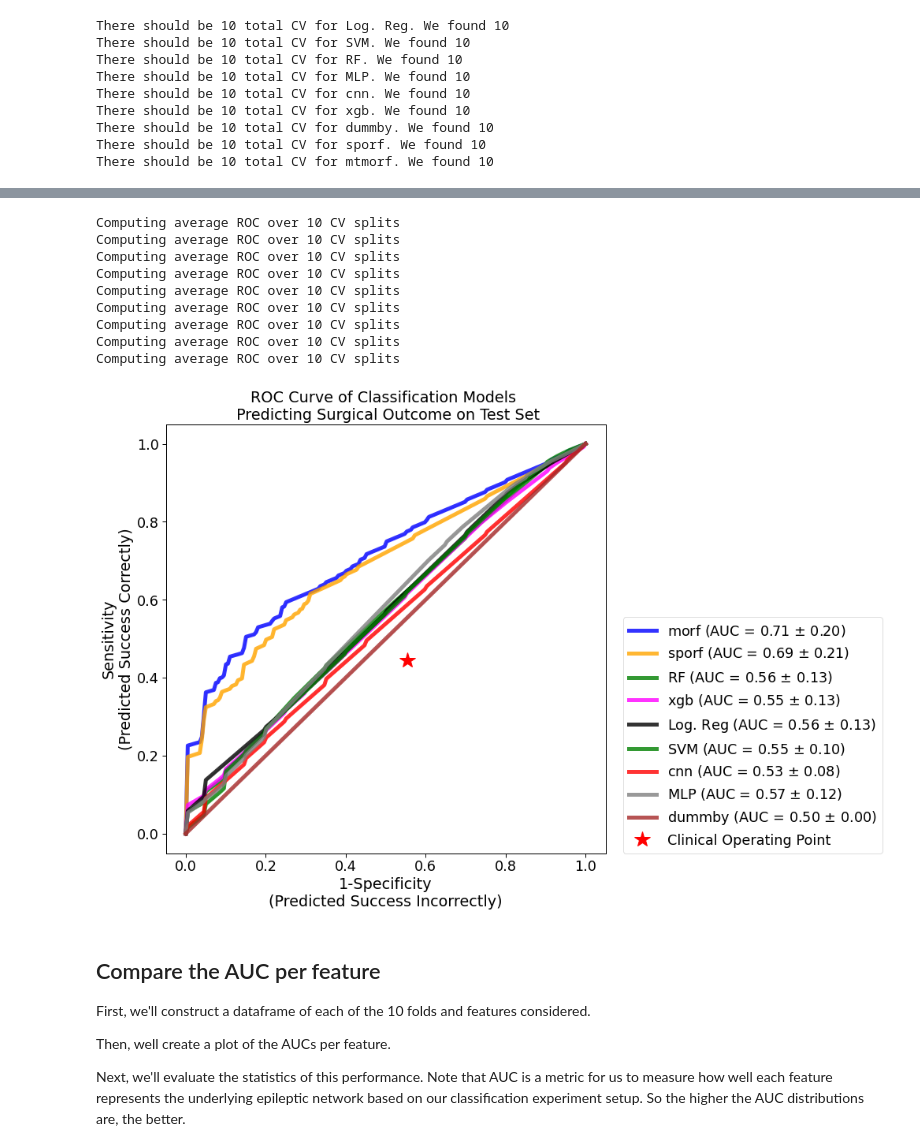
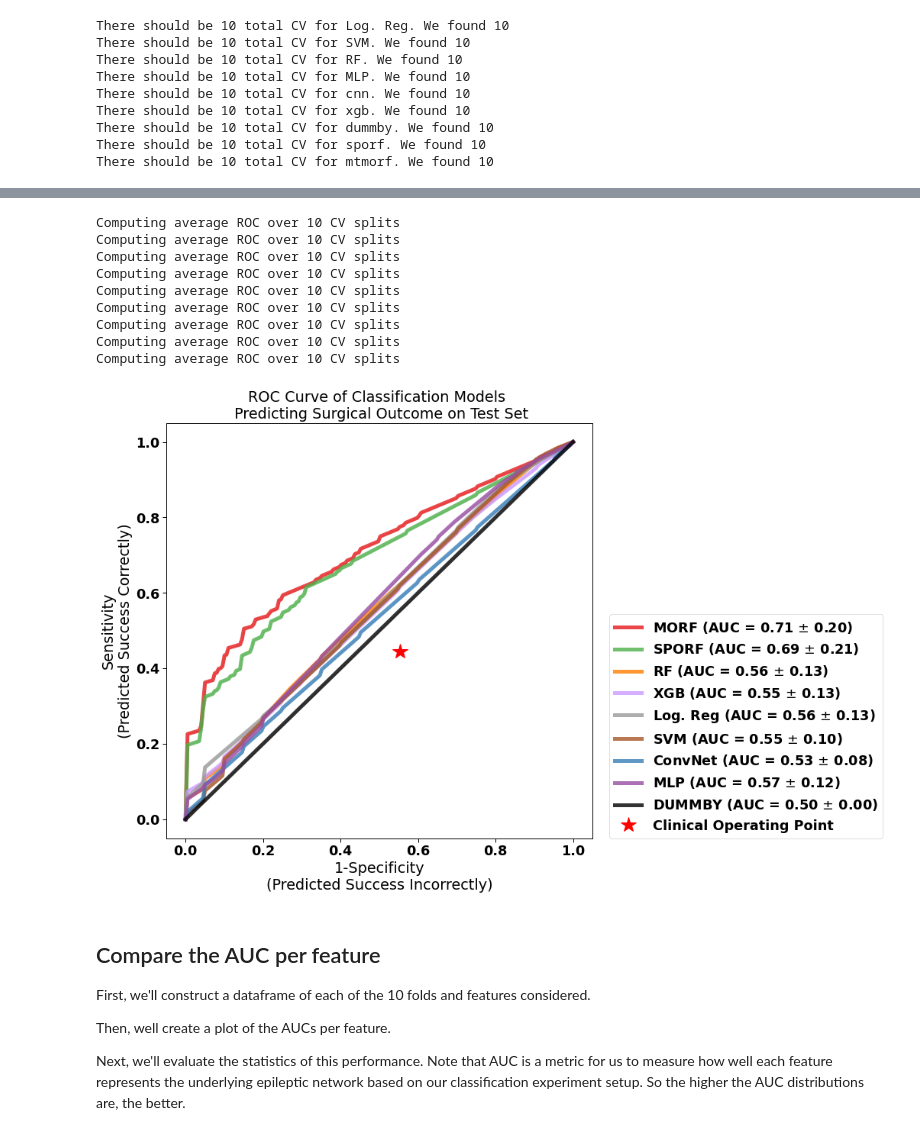
Before and after one commit to adam2392/morf-demo, a Jupyter notebook: notebooks/plot_morf_clf_comparisons.ipynb, the cells around one changed output, grey strips where cells are left out. Cells and saved outputs as stored; diff of their text form; code cells hidden in the pictures.

Commit message:
PUshing up plot changes.

```diff
--- a/notebooks/plot_morf_clf_comparisons.ipynb
+++ b/notebooks/plot_morf_clf_comparisons.ipynb
@@ -362,6 +362,20 @@ feature_pred_subs = []
 
 # show some summary statements?
 verbose = False
+# %%
+color_names = {
+    "Log. Reg": "#999999",
+    "Lin. SVM": "#f781bf",
+    "SVM": "#a65628",
+    "kNN": "#ffff33",
+    "RF": "#ff7f00",
+    "MLP": "#984ea3",
+    "XGB": "#cc99ff",
+    "SPORF": "#4daf4a",
+    "MORF": "#e41a1c",
+    "ConvNet": "#377eb8",
+    "DUMMBY": "black",
+}
 # %%
 sns.set_context("paper", font_scale=2.0)
 
@@ -369,19 +383,19 @@ sns.set_context("paper", font_scale=2.0)
 fig, ax = plt.subplots(1, 1, figsize=(10, 10))
 
 # color scheme
-colors = [
-    "blue",
-    "orange",
-    "green",
-    "magenta",
-    "black",
-    "green",
-    "red",
-    "gray",
-    "brown",
-    "teal",
-    "purple",
-]
+# colors = [
+#     "blue",
+#     "orange",
+#     "green",
+#     "magenta",
+#     "black",
+#     "green",
+#     "red",
+#     "gray",
+#     "brown",
+#     "teal",
+#     "purple",
+# ]
 
 # for idx, (feature_name, nested_scores) in enumerate(nested_scores_feature.items()):
 for idx in range(len(auc_feat_names)):
@@ -411,7 +425,14 @@ for idx in range(len(auc_feat_names)):
     # for visual sake only show the top 3 performing based on average AUC
     #     if idx > 3:
     #         idx = 4
-    color = colors[idx]
+    feature_name = (
+        feature_name.upper()
+        .replace("CNN", "ConvNet")
+        .replace("LOG. REG", "Log. Reg")
+        .replace("CONVNET", "ConvNet")
+        .replace("MTMORF", "MORF")
+    )
+    color = color_names[feature_name]
 
     # loop through each CV fold (10 in total)
     for jdx in range(len(pat_true)):
@@ -530,10 +551,6 @@ for idx in range(len(auc_feat_names)):
     # compute the avg/std of the AUC statistic
     mean_auc = np.mean(aucs)
     std_auc = np.std(aucs)
-    if feature_name == "mtmorf":
-        feature_name = "morf"
-    #     elif feature_name == 'srerf':
-    #         continue
     feature_aucs[feature_name] = aucs
 
     # actually plot the ROC curve
@@ -573,34 +590,34 @@ ax.set(
 ax.plot(
     clinical_fpr,
     clinical_sensitivity,
     marker="*",
     color="red",
     markersize=20,
     linestyle="None",
     label="Clinical Operating Point",
 )
 
 fig.tight_layout()
 ax.legend(
     #     ncol=2,
     loc=(1.04, 0)
 )
 
 # save figure to disc or not?
 fig.savefig(
     figures_path / f"morf_vs_classifiers_quantilefeatures.pdf", bbox_inches="tight"
 )
 # %% [output]
 Computing average ROC over 10 CV splits
 Computing average ROC over 10 CV splits
 Computing average ROC over 10 CV splits
 Computing average ROC over 10 CV splits
 Computing average ROC over 10 CV splits
 Computing average ROC over 10 CV splits
 Computing average ROC over 10 CV splits
 Computing average ROC over 10 CV splits
 Computing average ROC over 10 CV splits
-[figure, old version]
+[figure, new version]
 # %% [markdown]
 ## Compare the AUC per feature
 
```
Also changed, not shown: parts of 11 cells of this notebook, 4 other files.
